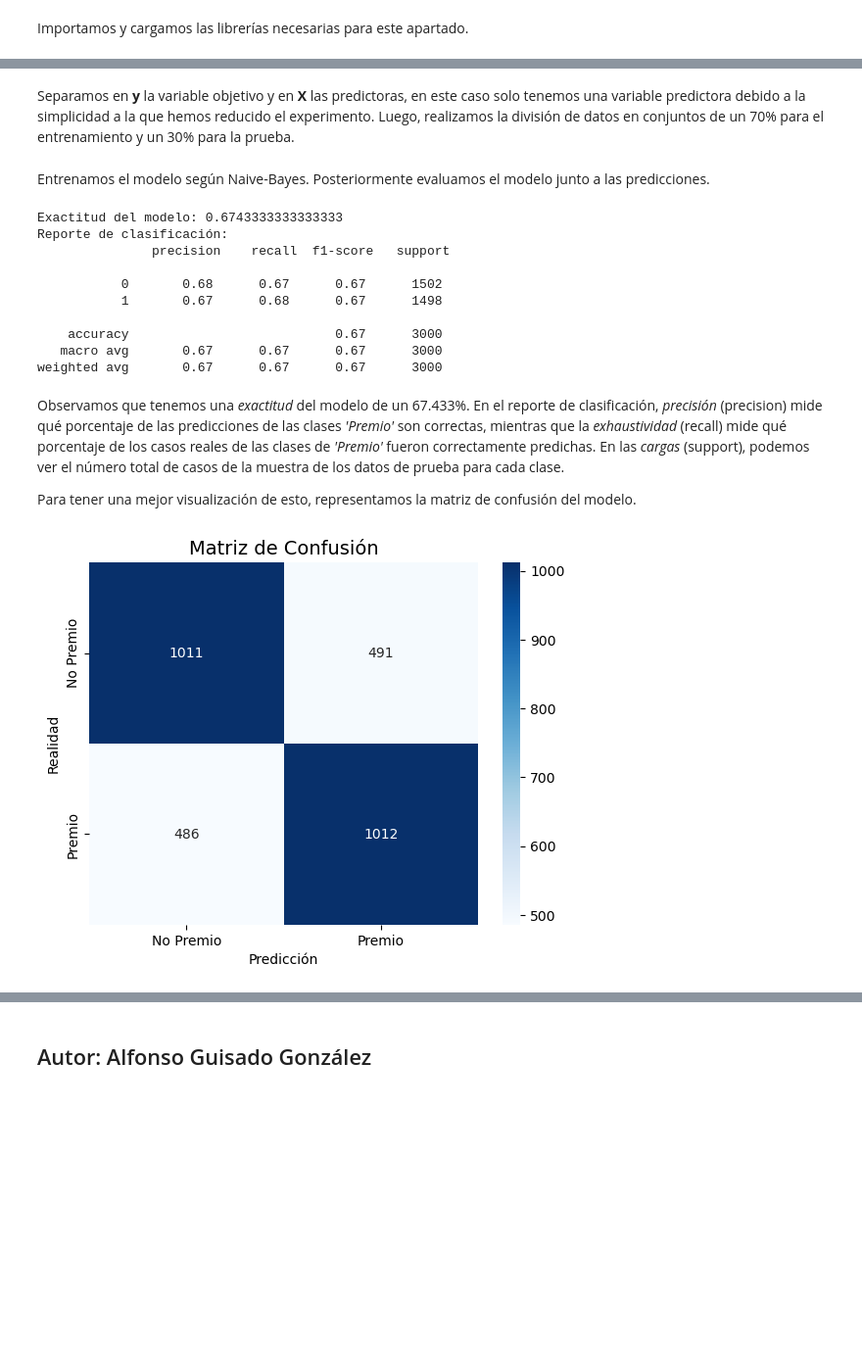
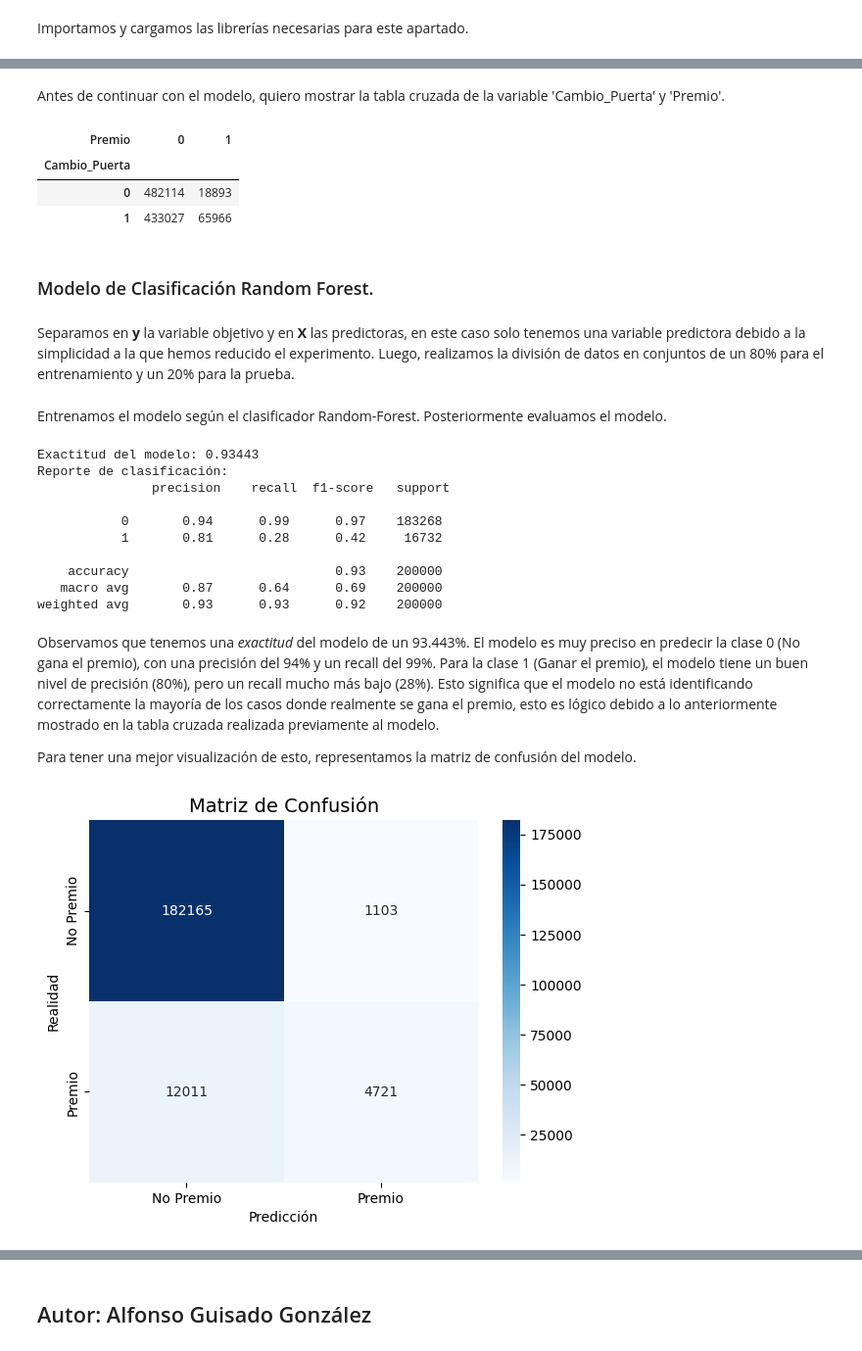
Before and after one commit to AlfonsoGuisado/Monty_Hall_Paradox, a Jupyter notebook: notebook/Monty Hall Paradox Simulation, ML & Demonstration.ipynb, the cells around one changed output, grey strips where cells are left out. Shown at 98% size. Saved outputs shown, nothing was run; the diff lists cells and outputs as text; code cells hidden in the pictures; blank space fills up the shorter version.

```diff
--- a/notebook/Monty Hall Paradox Simulation, ML & Demonstration.ipynb
+++ b/notebook/Monty Hall Paradox Simulation, ML & Demonstration.ipynb
@@ -109,0 +174,13 @@ def generar_datos(replicaciones):
+# %%
+def generar_datos(n, iteraciones):
+    datos = []
+    for i in range(iteraciones):
+        puertas, premio, seleccion, puertas_descartadas, nueva_seleccion = experimento(random.randint(3, n))
+
+        Puertas_Juego = len(puertas)
+        Premio = 1 if nueva_seleccion == premio else 0
+        Cambio_Puerta = 1 if nueva_seleccion != seleccion else 0
+
+        datos.append([Puertas_Juego, puertas_descartadas, Cambio_Puerta, Premio])
+
+    return pd.DataFrame(datos, columns=['Puertas_Juego', 'Puertas_Descartadas' ,'Cambio_Puerta', 'Premio'])
@@ -110,4 +189,4 @@ def generar_datos(replicaciones):
 # %%
-df_MH = generar_datos(replicaciones)
+df_MH = generar_datos(100, 1000000)
 df_MH.tail()
 # %% [output]
@@ -129,2 +203,13 @@ from sklearn.metrics import confusion_matrix
+# %% [markdown]
+Antes de continuar con el modelo, quiero mostrar la tabla cruzada de la variable 'Cambio_Puerta' y 'Premio'.
+# %%
+pd.crosstab(df_MH['Cambio_Puerta'], df_MH['Premio'])
+# %% [output]
+| Premio | 0 | 1 |
+| Cambio_Puerta |  |  |
+| 0 | 482114 | 18893 |
+| 1 | 433027 | 65966 |
+# %% [markdown]
+### Modelo de Clasificación Random Forest.
 # %% [markdown]
-Separamos en **y** la variable objetivo y en **X** las predictoras, en este caso solo tenemos una variable predictora debido a la simplicidad a la que hemos reducido el experimento. Luego, realizamos la división de datos en conjuntos de un 70% para el entrenamiento y un 30% para la prueba.
+Separamos en **y** la variable objetivo y en **X** las predictoras, en este caso solo tenemos una variable predictora debido a la simplicidad a la que hemos reducido el experimento. Luego, realizamos la división de datos en conjuntos de un 80% para el entrenamiento y un 20% para la prueba.
@@ -131,5 +218,5 @@ Separamos en **y** la variable objetivo y en **X** las predictoras, en este caso
 # %%
-X = df_MH[['Cambio_Puerta']]
+X = df_MH[['Puertas_Juego', 'Puertas_Descartadas', 'Cambio_Puerta']]
 y = df_MH['Premio']
 
-X_train, X_test, y_train, y_test = train_test_split(X, y, test_size=0.3, random_state=61)
+X_train, X_test, y_train, y_test = train_test_split(X, y, test_size=0.2, random_state=61)
@@ -136,40 +226,40 @@ X_train, X_test, y_train, y_test = train_test_split(X, y, test_size=0.3, random_
 # %% [markdown]
-Entrenamos el modelo según Naive-Bayes. Posteriormente evaluamos el modelo junto a las predicciones.
+Entrenamos el modelo según el clasificador Random-Forest. Posteriormente evaluamos el modelo.
 # %%
-modelo = GaussianNB()
+modelo = RandomForestClassifier(n_estimators=100, random_state=61)
 modelo.fit(X_train, y_train)
 
-predicciones = modelo.predict(X_test)
-accuracy = accuracy_score(y_test, predicciones)
+y_pred = modelo.predict(X_test)
+accuracy = accuracy_score(y_test, y_pred)
 
 print(f"Exactitud del modelo: {accuracy}")
-print(f"Reporte de clasificación:\n {classification_report(y_test, predicciones)}")
+print(f"Reporte de clasificación:\n {classification_report(y_test, y_pred)}")
 # %% [output]
-Exactitud del modelo: 0.6743333333333333
+Exactitud del modelo: 0.93443
 Reporte de clasificación:
                precision    recall  f1-score   support
 
-           0       0.68      0.67      0.67      1502
-           1       0.67      0.68      0.67      1498
+           0       0.94      0.99      0.97    183268
+           1       0.81      0.28      0.42     16732
 
-    accuracy                           0.67      3000
-   macro avg       0.67      0.67      0.67      3000
-weighted avg       0.67      0.67      0.67      3000
+    accuracy                           0.93    200000
+   macro avg       0.87      0.64      0.69    200000
+weighted avg       0.93      0.93      0.92    200000
 # %% [markdown]
-Observamos que tenemos una *exactitud* del modelo de un 67.433%. En el reporte de clasificación, *precisión* (precision) mide qué porcentaje de las predicciones de las clases *'Premio'* son correctas, mientras que la *exhaustividad* (recall) mide qué porcentaje de los casos reales de las clases de *'Premio'* fueron correctamente predichas. En las *cargas* (support), podemos ver el número total de casos de la muestra de los datos de prueba para cada clase.
+Observamos que tenemos una *exactitud* del modelo de un 93.443%. El modelo es muy preciso en predecir la clase 0 (No gana el premio), con una precisión del 94% y un recall del 99%. Para la clase 1 (Ganar el premio), el modelo tiene un buen nivel de precisión (80%), pero un recall mucho más bajo (28%). Esto significa que el modelo no está identificando correctamente la mayoría de los casos donde realmente se gana el premio, esto es lógico debido a lo anteriormente mostrado en la tabla cruzada realizada previamente al modelo.
 
 Para tener una mejor visualización de esto, representamos la matriz de confusión del modelo.
 # %%
-sns.heatmap(confusion_matrix(y_test, predicciones),
+sns.heatmap(confusion_matrix(y_test, y_pred),
             annot=True,
             fmt='d',
             cmap='Blues',
             xticklabels=['No Premio', 'Premio'],
             yticklabels=['No Premio', 'Premio'])
 plt.title('Matriz de Confusión', fontsize=14)
 plt.xlabel('Predicción')
 plt.ylabel('Realidad')
 plt.show()
 # %% [output]
-[figure, old version]
+[figure, new version]
 # %% [markdown]
```
Also changed, not shown: parts of 35 cells of this notebook, 1 other file.
